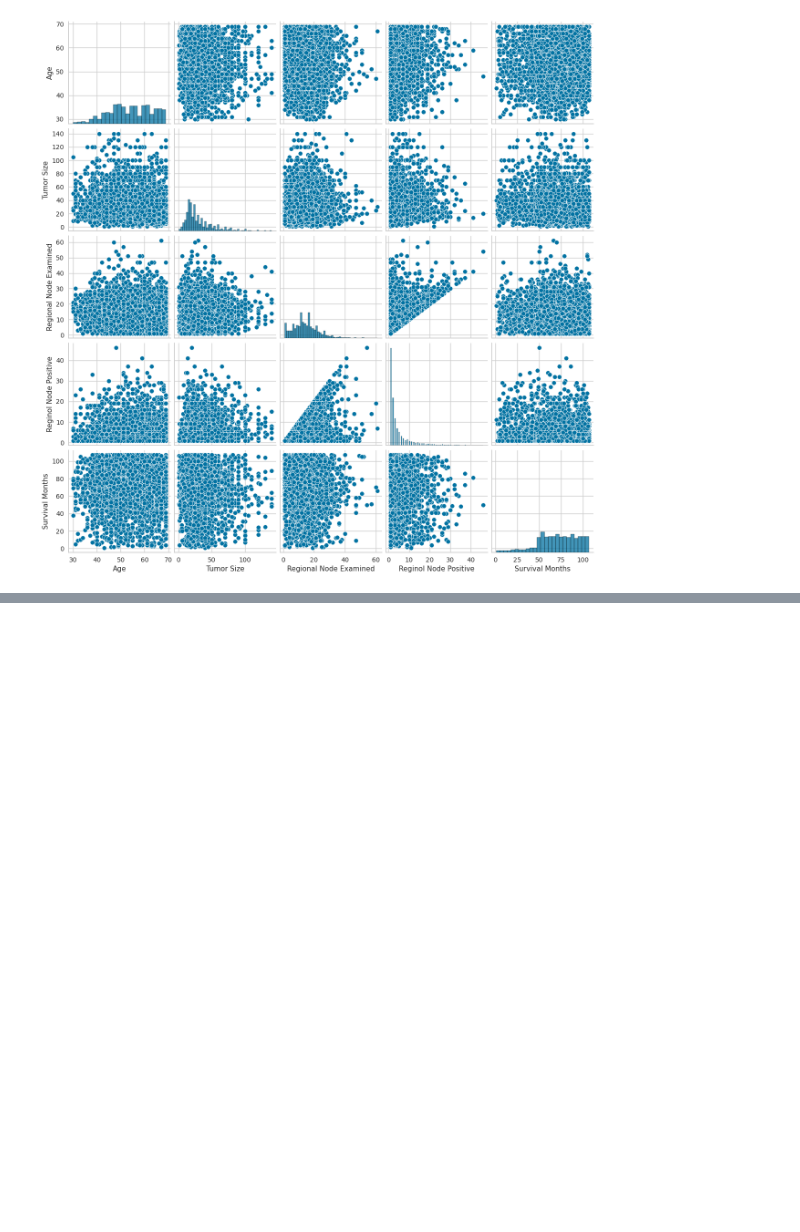
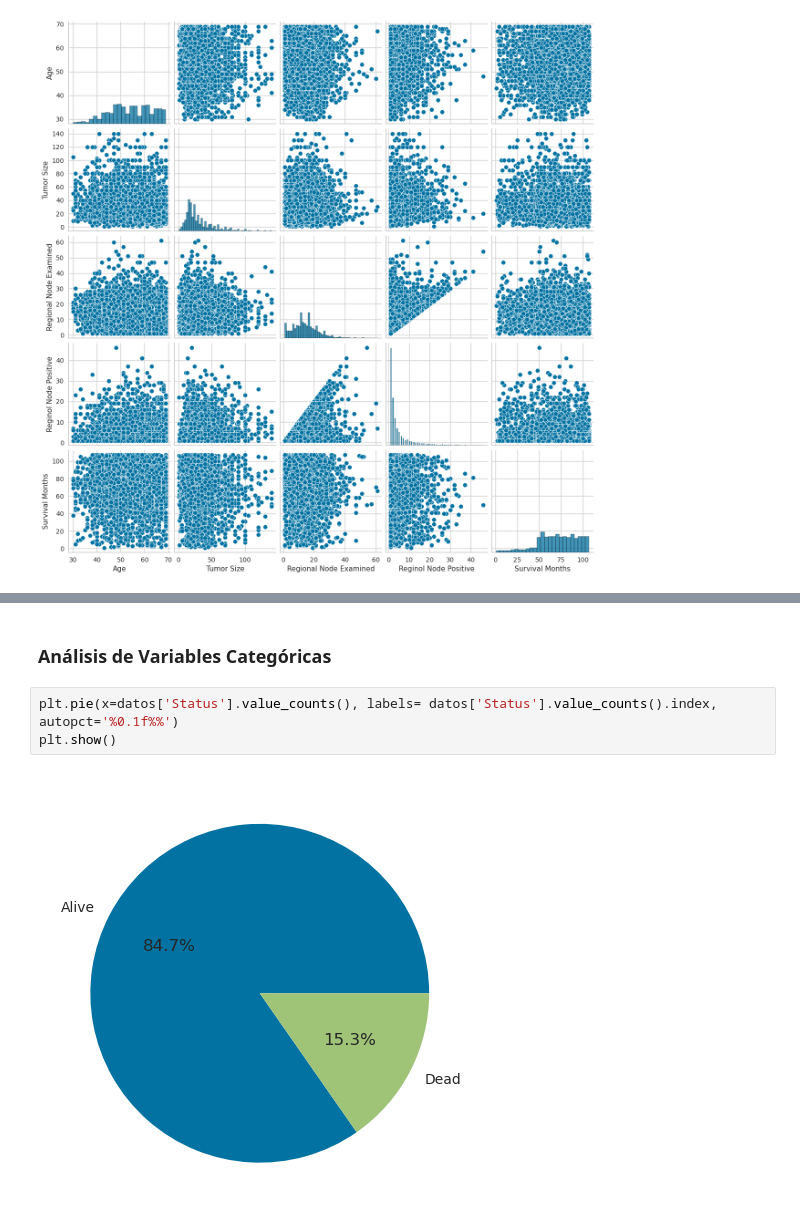
Before and after one commit to SGiraldoZ/NBs_cientifica, a Jupyter notebook: Clasificacion_Caso_Medico.ipynb, the cells around one changed output, grey strips where cells are left out. Drawn from its saved outputs; the diff is of its cells as text; blank space fills up the shorter version.

```diff
--- a/Clasificacion_Caso_Medico.ipynb
+++ b/Clasificacion_Caso_Medico.ipynb
@@ -150,0 +156,7 @@ sb.pairplot(data=datos)
+# %% [markdown]
+### Análisis de Variables Categóricas
+# %%
+plt.pie(x=datos['Status'].value_counts(), labels= datos['Status'].value_counts().index, autopct='%0.1f%%')
+plt.show()
+# %% [output]
+[figure, added]
```
Also changed, not shown: parts of 7 cells of this notebook.
